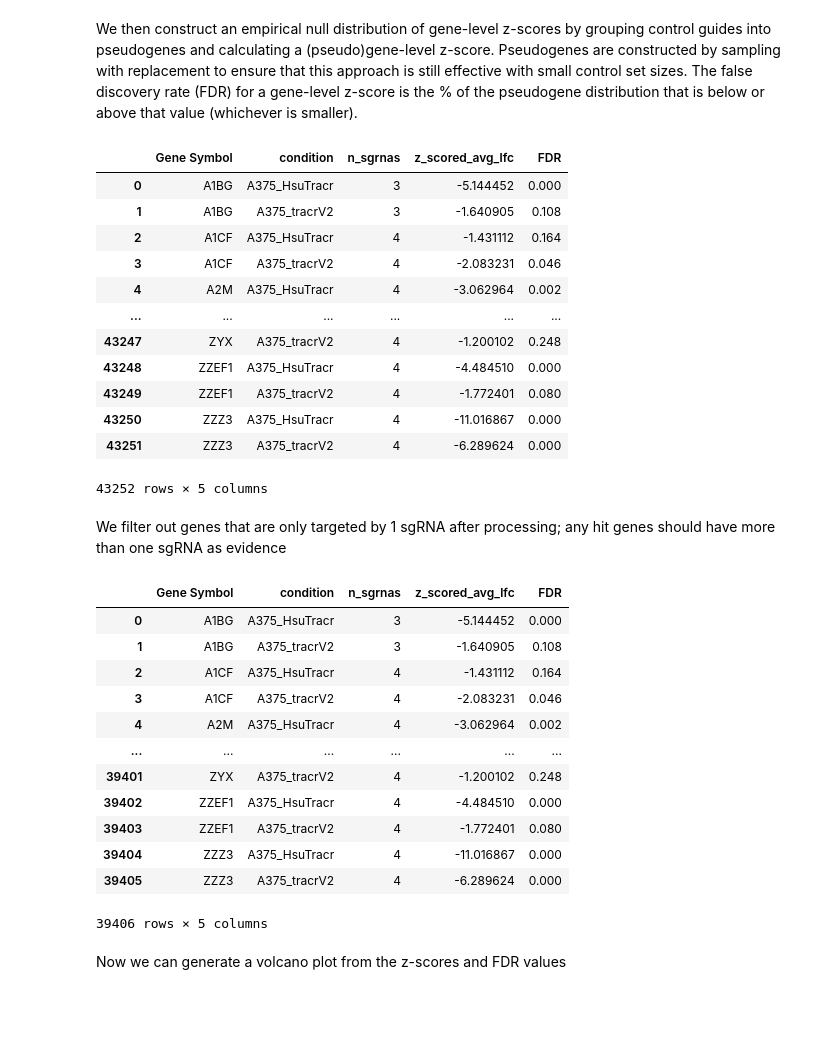
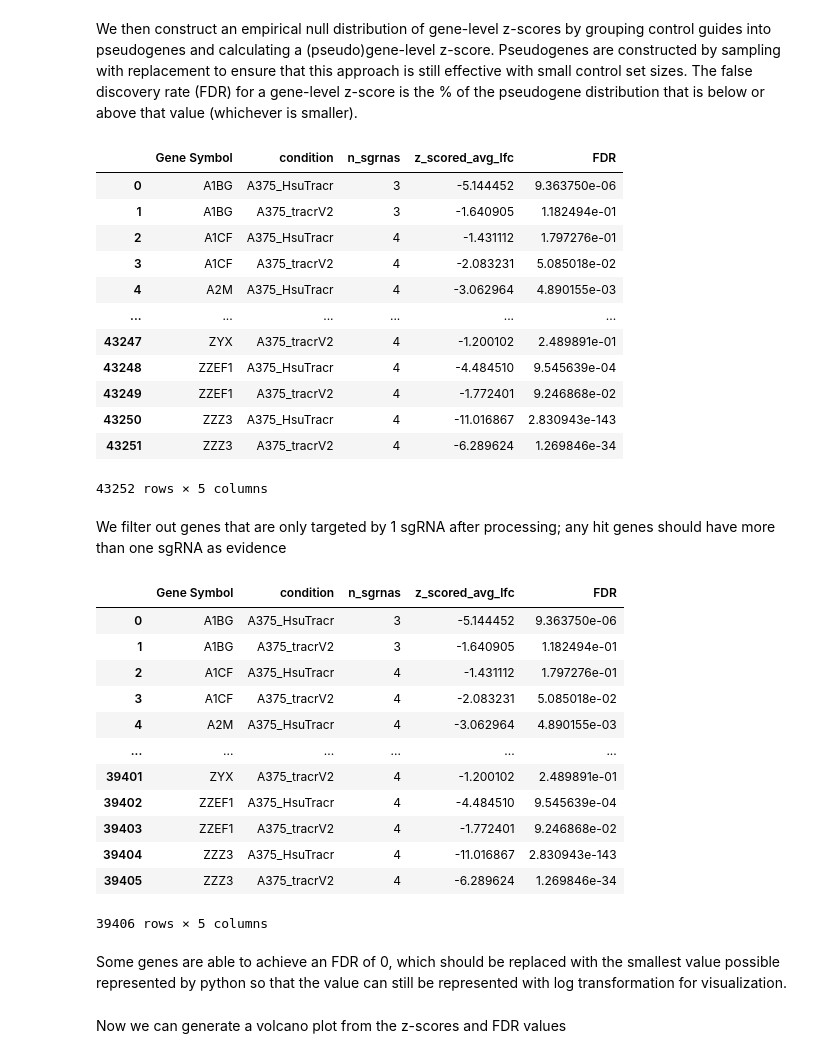
Before and after one commit to broadinstitute/computational-resources, a Jupyter notebook: 03_Screen_Analysis_with_Python/01_Standard_Screen_Analysis/Standard_Screen_Analysis.ipynb, the cells around one changed output. Cells and saved outputs as stored; diff of their text form; code cells hidden in the pictures; blank space fills up the shorter version.

```diff
--- a/03_Screen_Analysis_with_Python/01_Standard_Screen_Analysis/Standard_Screen_Analysis.ipynb
+++ b/03_Screen_Analysis_with_Python/01_Standard_Screen_Analysis/Standard_Screen_Analysis.ipynb
@@ -22,8 +22,8 @@ Next we load the data, reading the counts matrix and annotations from a local
 repository, and fetching the list of essential and non-essential genes from a remote
 repository on [GitHub](https://github.com/gpp-rnd/genesets)
 # %%
-reads_df = pd.read_csv('data/Sanson2018_Brunello_reads.csv')
-annotation_file = pd.read_table('data/CP0041_GRCh38_NCBI_strict_gene_20210113.chip')
+reads_df = pd.read_csv('../Data/Sanson2018_Brunello_reads.csv')
+annotation_file = pd.read_table('../Data/CP0041_GRCh38_NCBI_strict_gene_20210113.chip')
 essential_genes = pd.read_table('https://raw.githubusercontent.com/gpp-rnd/genesets/master/human/essential-genes-Hart2015.txt',
                                 names=['gene']).gene
 nonessential_genes = pd.read_table('https://raw.githubusercontent.com/gpp-rnd/genesets/master/human/non-essential-genes-Hart2014.txt',
@@ -381,49 +381,50 @@ def get_pseudogene_distribution(df_with_guide_zscores,df_with_gene_zscores):
 
     #num guides in each pseudogene is average num guides per gene in screen
     num_guides_per_pseudogene= round(df_with_gene_zscores["n_sgrnas"].mean())
 
     random.seed(0)
     num_pseudogenes=1000
     control_pseudogene_zscores=[]
     for i in range(num_pseudogenes):
         #select n random indices from the list of control guides (n being the number of guides in a pseudogene)
         #sampling with replacement enables a more representative distribution, beneficial for small control set size
         control_guides_in_pseudogene=random.choices(range(len(control_zscores)), k=num_guides_per_pseudogene)
         control_pseudogene= control_zscores.loc[control_guides_in_pseudogene,:]
         #implements stouffers to calculate pseudogene-level z-score from z-score of each guide in pseudogene
         control_pseudogene_zscores.append( control_pseudogene["z_scored_avg_lfc"].sum()/np.sqrt(num_guides_per_pseudogene))
     control_pseudogene_zscores.sort()
     return control_pseudogene_zscores
 
 #calculate control pseudogene distribution separately for each condition
 control_pseudogene_zscore_distribution_map={}
 for condition in zscored_gene_lfcs["condition"].unique():
     control_pseudogene_zscore_distribution_map[condition]= get_pseudogene_distribution(zscored_sgrna_lfcs[zscored_sgrna_lfcs["condition"]==condition].reset_index(),zscored_gene_lfcs[zscored_gene_lfcs["condition"]==condition].reset_index())
 
-#calculate two-sided FDR, accounting for the fact that z score can either be a positive or negative hit
 def get_empirical_gene_fdr(gene_level_z_score,condition):
     #use the control distribution that corresponds to the condition that the gene-level z-score is calculated from
     control_pseudogene_zscores= control_pseudogene_zscore_distribution_map[condition]
-    ha_less=2*len([z for z in control_pseudogene_zscores if z<=gene_level_z_score])/len(control_pseudogene_zscores)
-    ha_greater= 2*len([z for z in control_pseudogene_zscores if z>=gene_level_z_score])/len(control_pseudogene_zscores)
-    strongest_fdr=np.min([ha_less,ha_greater])
-    return strongest_fdr
+    #estimate probability distribution of pseudogene z-scores to get AUC for two-sided pvalue
+    kde= scipy.stats.gaussian_kde(control_pseudogene_zscores)
+    ha_less=kde.integrate_box_1d(-np.inf, gene_level_z_score)*2
+    ha_greater=kde.integrate_box_1d(gene_level_z_score, np.inf)*2
+    strongest_p_val=np.min([ha_less,ha_greater])
+    return strongest_p_val
 
 zscored_gene_lfcs['FDR'] = zscored_gene_lfcs.apply(lambda x: get_empirical_gene_fdr(x.z_scored_avg_lfc,x.condition),axis=1)
 zscored_gene_lfcs
 # %% [output]
 |  | Gene Symbol | condition | n_sgrnas | z_scored_avg_lfc | FDR |
-| 0 | A1BG | A375_HsuTracr | 3 | -5.144452 | 0.000 |
-| 1 | A1BG | A375_tracrV2 | 3 | -1.640905 | 0.108 |
-| 2 | A1CF | A375_HsuTracr | 4 | -1.431112 | 0.164 |
-| 3 | A1CF | A375_tracrV2 | 4 | -2.083231 | 0.046 |
-| 4 | A2M | A375_HsuTracr | 4 | -3.062964 | 0.002 |
+| 0 | A1BG | A375_HsuTracr | 3 | -5.144452 | 9.363750e-06 |
+| 1 | A1BG | A375_tracrV2 | 3 | -1.640905 | 1.182494e-01 |
+| 2 | A1CF | A375_HsuTracr | 4 | -1.431112 | 1.797276e-01 |
+| 3 | A1CF | A375_tracrV2 | 4 | -2.083231 | 5.085018e-02 |
+| 4 | A2M | A375_HsuTracr | 4 | -3.062964 | 4.890155e-03 |
 | ... | ... | ... | ... | ... | ... |
-| 43247 | ZYX | A375_tracrV2 | 4 | -1.200102 | 0.248 |
-| 43248 | ZZEF1 | A375_HsuTracr | 4 | -4.484510 | 0.000 |
-| 43249 | ZZEF1 | A375_tracrV2 | 4 | -1.772401 | 0.080 |
-| 43250 | ZZZ3 | A375_HsuTracr | 4 | -11.016867 | 0.000 |
-| 43251 | ZZZ3 | A375_tracrV2 | 4 | -6.289624 | 0.000 |
+| 43247 | ZYX | A375_tracrV2 | 4 | -1.200102 | 2.489891e-01 |
+| 43248 | ZZEF1 | A375_HsuTracr | 4 | -4.484510 | 9.545639e-04 |
+| 43249 | ZZEF1 | A375_tracrV2 | 4 | -1.772401 | 9.246868e-02 |
+| 43250 | ZZZ3 | A375_HsuTracr | 4 | -11.016867 | 2.830943e-143 |
+| 43251 | ZZZ3 | A375_tracrV2 | 4 | -6.289624 | 1.269846e-34 |
 43252 rows × 5 columns
 # %% [markdown]
 We filter out genes that are only targeted by 1 sgRNA after processing; any hit genes should have more than one sgRNA as evidence
@@ -432,15 +433,17 @@ zscored_gene_lfcs=zscored_gene_lfcs[zscored_gene_lfcs["n_sgrnas"]>1].reset_index
 zscored_gene_lfcs
 # %% [output]
 |  | Gene Symbol | condition | n_sgrnas | z_scored_avg_lfc | FDR |
-| 0 | A1BG | A375_HsuTracr | 3 | -5.144452 | 0.000 |
-| 1 | A1BG | A375_tracrV2 | 3 | -1.640905 | 0.108 |
-| 2 | A1CF | A375_HsuTracr | 4 | -1.431112 | 0.164 |
-| 3 | A1CF | A375_tracrV2 | 4 | -2.083231 | 0.046 |
-| 4 | A2M | A375_HsuTracr | 4 | -3.062964 | 0.002 |
+| 0 | A1BG | A375_HsuTracr | 3 | -5.144452 | 9.363750e-06 |
+| 1 | A1BG | A375_tracrV2 | 3 | -1.640905 | 1.182494e-01 |
+| 2 | A1CF | A375_HsuTracr | 4 | -1.431112 | 1.797276e-01 |
+| 3 | A1CF | A375_tracrV2 | 4 | -2.083231 | 5.085018e-02 |
+| 4 | A2M | A375_HsuTracr | 4 | -3.062964 | 4.890155e-03 |
 | ... | ... | ... | ... | ... | ... |
-| 39401 | ZYX | A375_tracrV2 | 4 | -1.200102 | 0.248 |
-| 39402 | ZZEF1 | A375_HsuTracr | 4 | -4.484510 | 0.000 |
-| 39403 | ZZEF1 | A375_tracrV2 | 4 | -1.772401 | 0.080 |
-| 39404 | ZZZ3 | A375_HsuTracr | 4 | -11.016867 | 0.000 |
-| 39405 | ZZZ3 | A375_tracrV2 | 4 | -6.289624 | 0.000 |
+| 39401 | ZYX | A375_tracrV2 | 4 | -1.200102 | 2.489891e-01 |
+| 39402 | ZZEF1 | A375_HsuTracr | 4 | -4.484510 | 9.545639e-04 |
+| 39403 | ZZEF1 | A375_tracrV2 | 4 | -1.772401 | 9.246868e-02 |
+| 39404 | ZZZ3 | A375_HsuTracr | 4 | -11.016867 | 2.830943e-143 |
+| 39405 | ZZZ3 | A375_tracrV2 | 4 | -6.289624 | 1.269846e-34 |
 39406 rows × 5 columns
+# %% [markdown]
+Some genes are able to achieve an FDR of 0, which should be replaced with the smallest value possible represented by python so that the value can still be represented with log transformation for visualization.
```
Also changed, not shown: parts of 2 cells of this notebook.
